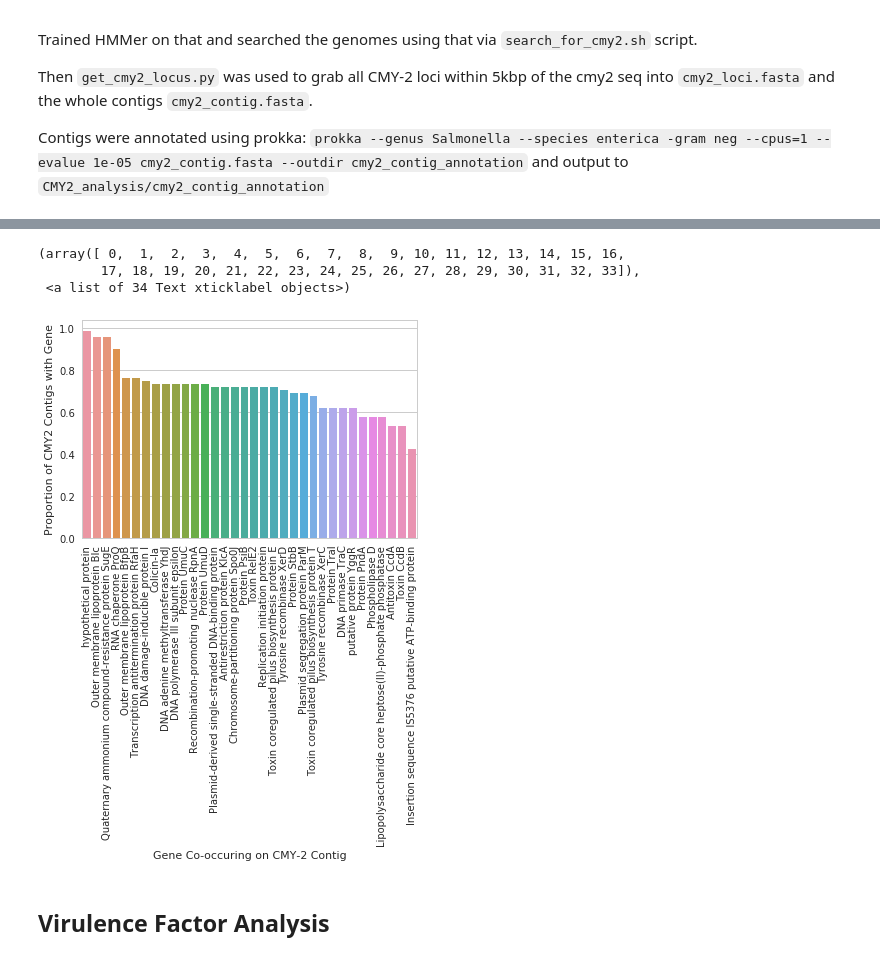
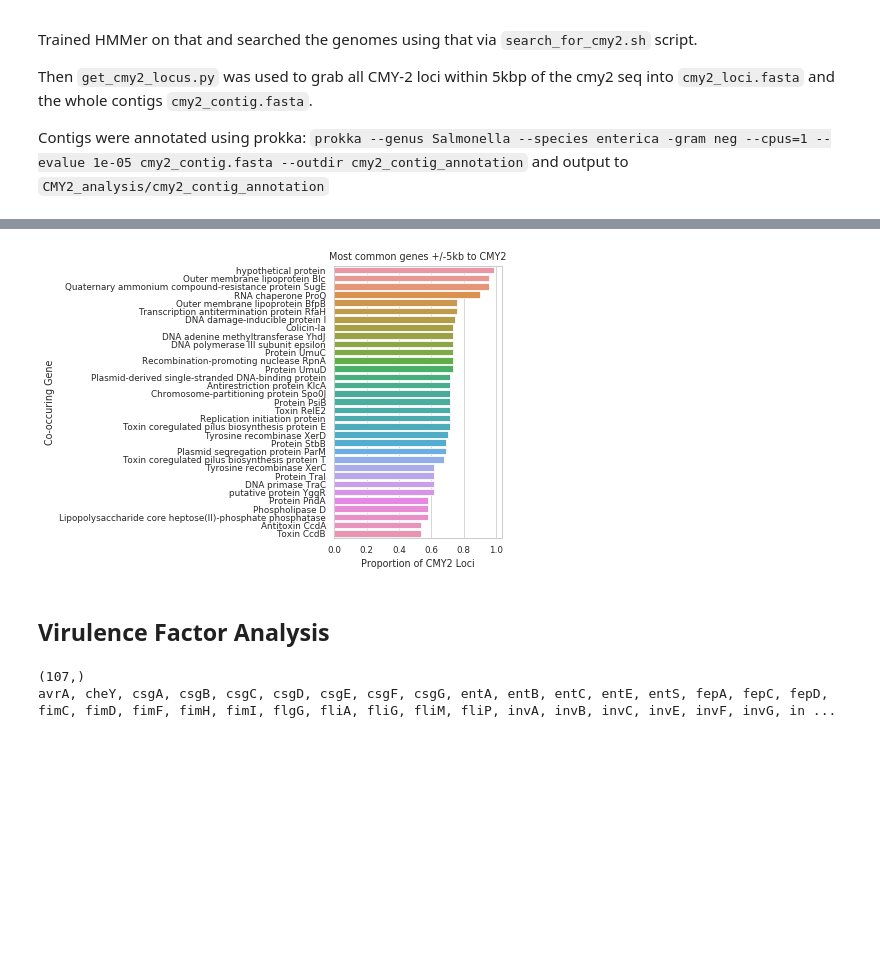
Before and after one commit to fmaguire/aafc_salmonella, a Jupyter notebook: salmonella_analyses.ipynb, the cells around one changed output, grey strips where cells are left out. Saved outputs shown, nothing was run; the diff lists cells and outputs as text; code cells hidden in the pictures; blank space fills up the shorter version.

```diff
--- a/salmonella_analyses.ipynb
+++ b/salmonella_analyses.ipynb
@@ -619,7 +659,7 @@ emrD  missing drug class information
 # %%
 rgi_sir_perfect = pd.DataFrame(index=ast_df.index, columns=ast_df.columns)
 rgi_sir_perfect = rgi_sir_perfect.drop('Date Read', axis=1)
-rgi_sir_perfect['Serovar'] = ast_df['Serovar']
+rgi_sir_perfect['Serotype'] = ast_df.loc[rgi_sir_perfect.index, 'Serotype']
 
 
 df = rgi_results[rgi_results['Cut_Off'] == 'Perfect']
@@ -1055,9 +1093,3 @@ Let's see how well we can perform without RGI labelling by just directly applyin
 Might be interesting/redundant to use the methods used in https://www.biorxiv.org/content/biorxiv/early/2018/06/04/338194.full.pdf
 
 Kover requires TSVs of the genomes `Genome_ID\tFasta_Path` and the metadata: separate files for each antibiotic `Genome_ID\t[1,0]` depending on resistance status
-# %%
-# create the resistance metadata files
-for col in sr_ast:
-    with open('amr/kover/metadata/{}_metadata.tsv'.format(col), 'w') as fh:
-        for ix, line in zip(sr_ast[col].index, sr_ast[col].values):
-            fh.write("{}\t{}\n".format(ix.strip(), int(line)))
@@ -1070,18 +1096,3 @@ Name: CEFOXI, dtype: int64
-# %%
-# create the genome metadata files
-genome_metadata = []
-for assembly_id in ast_df.index:
-    genome_path = glob('genomes/{}_irida-submission-*.fasta'.format(assembly_id))
-    if len(genome_path) == 1:
-        genome_metadata.append((assembly_id, os.path.abspath(genome_path[0])))
-    elif len(genome_path) > 1:
-        print("Multiple hits")
-    else:
-        print("Assembly missing")
-
-with open('amr/kover/metadata/genome_metadata.tsv', 'w') as fh:
-    for ix, line in genome_metadata:
-        fh.write('{}\t{}\n'.format(ix, line))
 # %% [markdown]
 Let's try just cefotaxin first as its a the human alternative antibiotic of choice for Salmonella that we have in our dataset and has resistance (Ciprofloxacin is first choice but no resistance in our taxa)
 `./kover/bin/kover dataset create from-contigs --genomic-data metadata/genome_metadata.tsv --phenotype-name cefotaxin --phenotype-metadata metadata/CEFOXI_metadata.tsv --output cefotaxin_dataset -x --n-cpu 1`
@@ -1102,15 +1113,15 @@ Contigs were annotated using prokka:
 # %%
 headers = 'seqname source feature start end score strand frame attribute'.split()
 
-with open('CMY2_analysis/cmy2_contig_annotation/PROKKA_06122018.gff') as fh:
-    with open('CMY2_analysis/cmy2_contig_annotation/prokka_gff_to_tsv', 'w') as out_fh:
+with open('analyses/cmy2/cmy2_contigs_prokka.gff') as fh:
+    with open('analyses/cmy2/prokka_gff_to_tsv', 'w') as out_fh:
         for line in fh:
             if not line.startswith('##'):
                 out_fh.write(line)
             if line.startswith('>'):
                 break
 
-cmy2_df = pd.read_csv('CMY2_analysis/cmy2_contig_annotation/prokka_gff_to_tsv', sep='\t', names = headers)
+cmy2_df = pd.read_csv('analyses/cmy2/prokka_gff_to_tsv', sep='\t', names = headers)
 cmy2_df['gene'] = cmy2_df['attribute'].str.split('product=').str.get(-1)
 
 cmy2_df = cmy2_df[cmy2_df['gene'] != 'Beta-lactamase']
@@ -1140,11 +1151,16 @@ plt.xticks([])
 # %%
-df = df[df['Proportion of CMY2 Contigs with Gene'] > 0.25]
-sns.barplot(x='Gene Co-occuring on CMY-2 Contig', y="Proportion of CMY2 Contigs with Gene", data=df)
-plt.xticks(rotation=90)
+fig, ax = plt.subplots(figsize=(3,5))
+
+
+df = df[df['Proportion of CMY2 Contigs with Gene'] > 0.50]
+sns.barplot(y='Gene Co-occuring on CMY-2 Contig', x="Proportion of CMY2 Contigs with Gene", data=df, ax=ax)
+plt.title('Most common genes +/-5kb to CMY2')
+plt.ylabel('Co-occuring Gene')
+plt.xlabel('Proportion of CMY2 Loci')
+#plt.subplots_adjust(top=2)
+plt.savefig('analyses/cmy2/cmy2_coccur.pdf')
+plt.savefig('analyses/cmy2/cmy2_coccur.svg')
 # %% [output]
-(array([ 0,  1,  2,  3,  4,  5,  6,  7,  8,  9, 10, 11, 12, 13, 14, 15, 16,
-        17, 18, 19, 20, 21, 22, 23, 24, 25, 26, 27, 28, 29, 30, 31, 32, 33]),
- <a list of 34 Text xticklabel objects>)
-[figure, old version]
+[figure, new version]
 # %% [markdown]
 ## Virulence Factor Analysis
@@ -1150,0 +1176,17 @@ plt.xticks(rotation=90)
+# %%
+# ubiquitous factors
+
+print(vfdf.columns[vfdf.min() > 95].shape)
+vf_type = []
+for vf in vfdf.columns[vfdf.min() > 95]:
+    print(vf, end=', ')
+    vf_name = vf[:3]
+    vf_type.append(vf[:3])
+from collections import Counter
+print(Counter(vf_type))
+
+# those with a more varied distribution
+vfdf_different = vfdf.drop(vfdf.columns[vfdf.min() > 95], axis=1)
+# %% [output]
+(107,)
+avrA, cheY, csgA, csgB, csgC, csgD, csgE, csgF, csgG, entA, entB, entC, entE, entS, fepA, fepC, fepD, fimC, fimD, fimF, fimH, fimI, flgG, fliA, fliG, fliM, fliP, invA, invB, invC, invE, invF, invG, in ...
```
Also changed, not shown: parts of 52 cells of this notebook, 2 other files.
